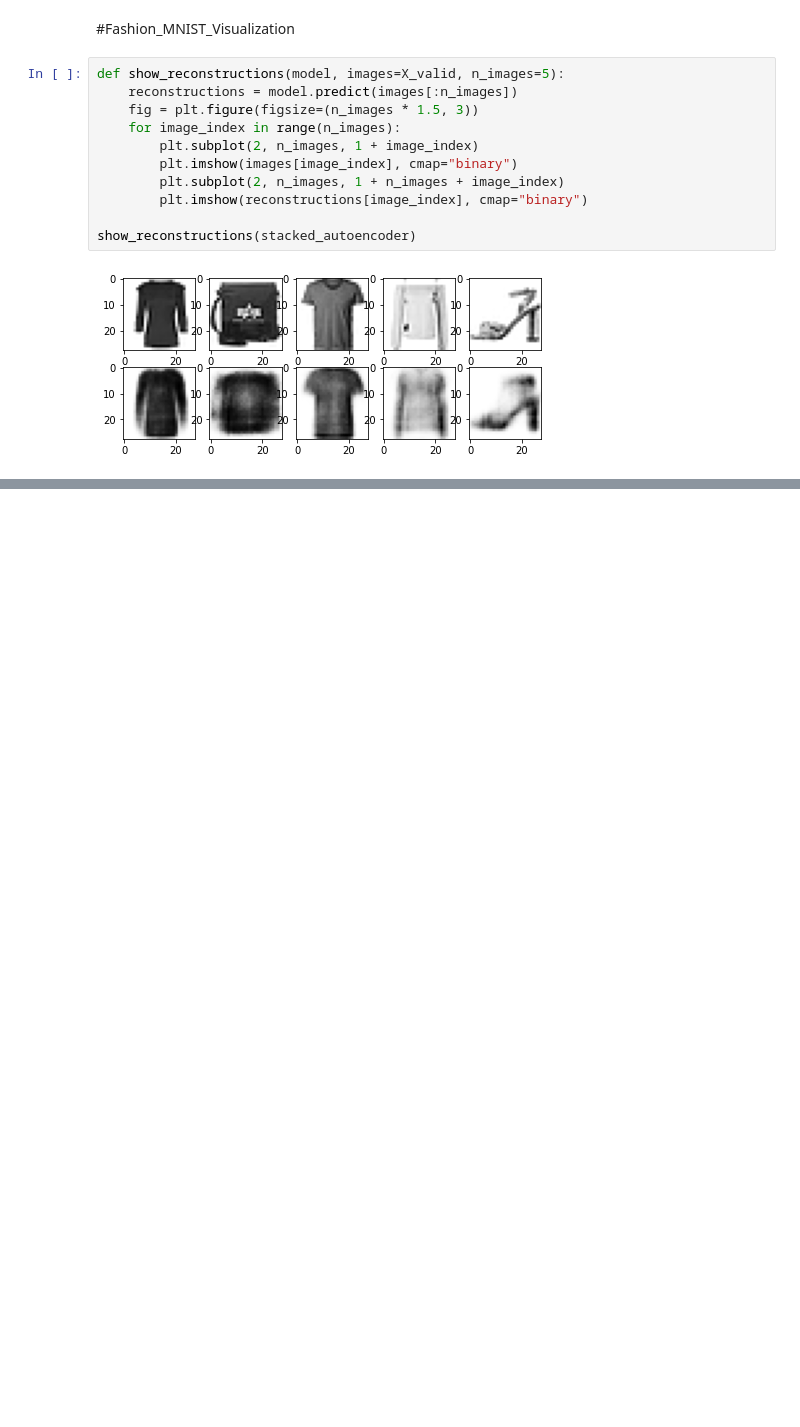
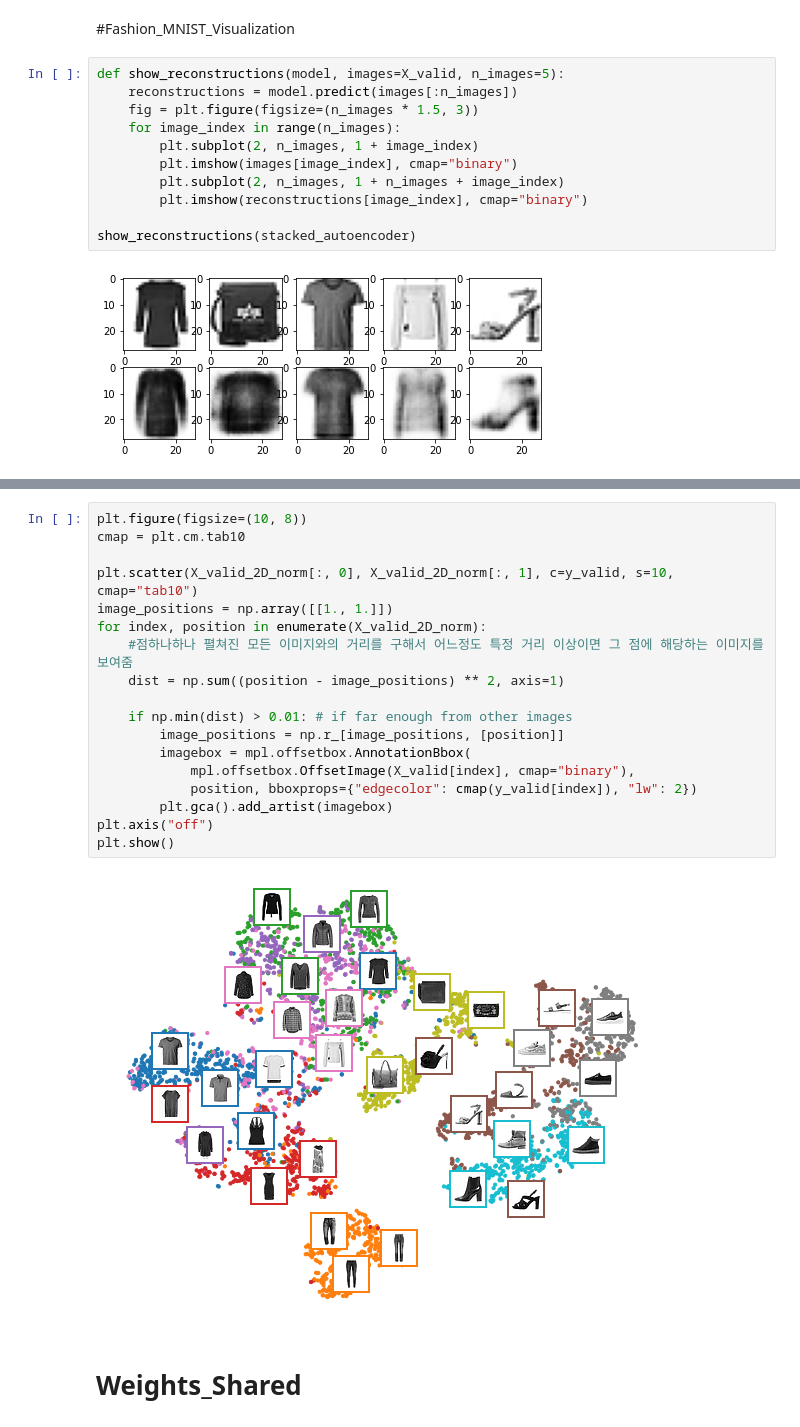
Before and after one commit to kimhwijin/HandsOnMachineLearing, a Jupyter notebook: AutoEncoder_GAN_17.ipynb, the cells around one changed output, grey strips where cells are left out. Saved outputs shown, nothing was run; the diff lists cells and outputs as text; blank space fills up the shorter version.

```diff
--- a/AutoEncoder_GAN_17.ipynb
+++ b/AutoEncoder_GAN_17.ipynb
@@ -166,0 +185,22 @@ show_reconstructions(stacked_autoencoder)
+# %%
+plt.figure(figsize=(10, 8))
+cmap = plt.cm.tab10
+
+plt.scatter(X_valid_2D_norm[:, 0], X_valid_2D_norm[:, 1], c=y_valid, s=10, cmap="tab10")
+image_positions = np.array([[1., 1.]])
+for index, position in enumerate(X_valid_2D_norm):
+    #점하나하나 펼쳐진 모든 이미지와의 거리를 구해서 어느정도 특정 거리 이상이면 그 점에 해당하는 이미지를 보여줌
+    dist = np.sum((position - image_positions) ** 2, axis=1)
+
+    if np.min(dist) > 0.01: # if far enough from other images
+        image_positions = np.r_[image_positions, [position]]
+        imagebox = mpl.offsetbox.AnnotationBbox(
+            mpl.offsetbox.OffsetImage(X_valid[index], cmap="binary"),
+            position, bboxprops={"edgecolor": cmap(y_valid[index]), "lw": 2})
+        plt.gca().add_artist(imagebox)
+plt.axis("off")
+plt.show()
+# %% [output]
+[figure, added]
+# %% [markdown]
+# Weights_Shared
```
Also changed, not shown: parts of 9 cells of this notebook.
